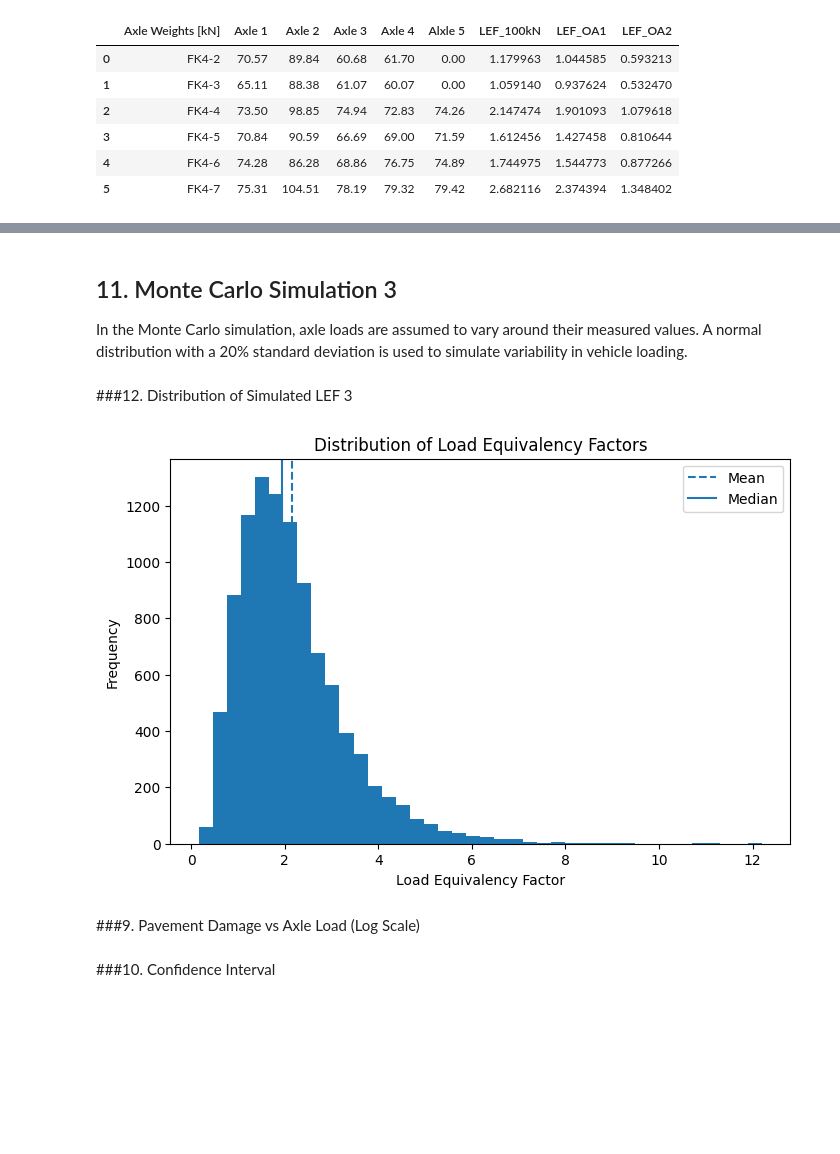
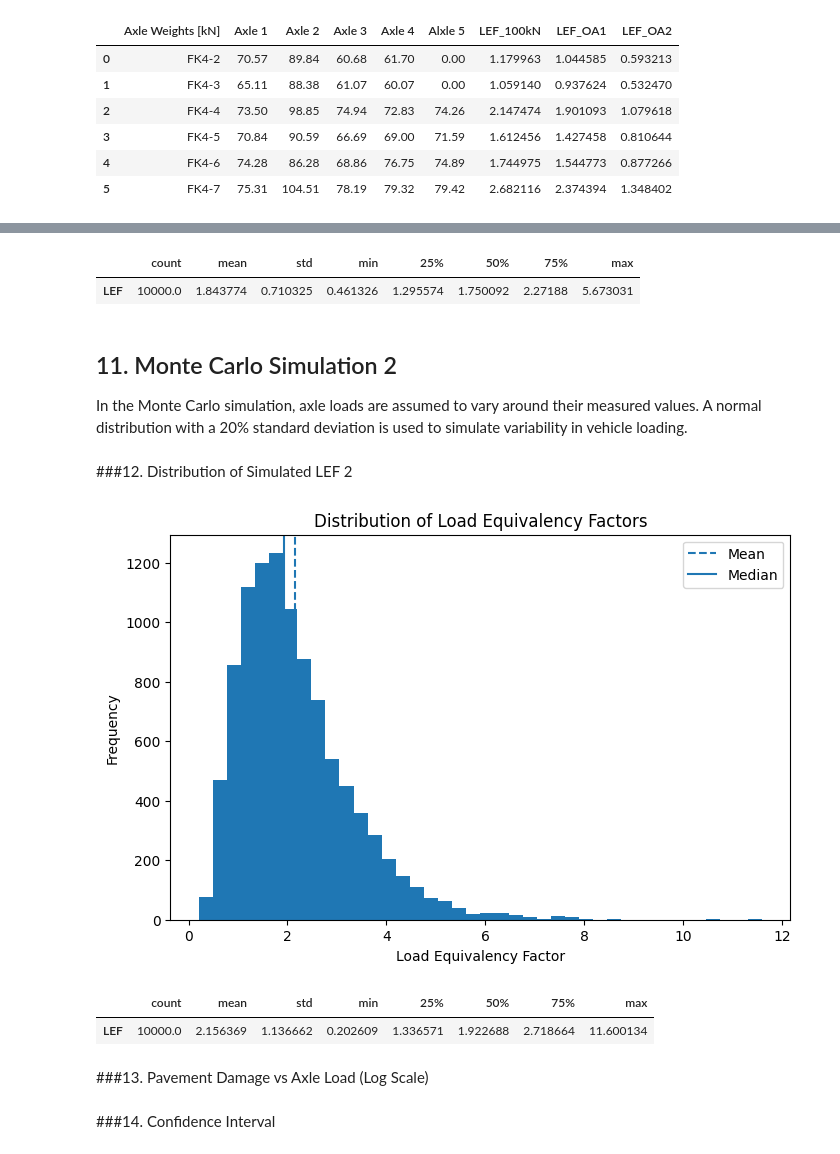
Before and after one commit to borisyotsov/traffic-load-equivalency-model, a Jupyter notebook: notebooks/Final_Project.ipynb, the cells around one changed output, grey strips where cells are left out. Saved outputs shown, nothing was run; the diff lists cells and outputs as text; code cells hidden in the pictures; blank space fills up the shorter version.

Commit message:
describe().T

```diff
--- a/notebooks/Final_Project.ipynb
+++ b/notebooks/Final_Project.ipynb
@@ -369,11 +369,18 @@ plt.show()
+# %%
+simulated_lef_df = pd.DataFrame(simulated_lef, columns=["LEF"])
+
+simulated_lef_df.describe().T
+# %% [output]
+|  | count | mean | std | min | 25% | 50% | 75% | max |
+| LEF | 10000.0 | 1.843774 | 0.710325 | 0.461326 | 1.295574 | 1.750092 | 2.27188 | 5.673031 |
 # %% [markdown]
-## 11. Monte Carlo Simulation 3
+## 11. Monte Carlo Simulation 2
 
 In the Monte Carlo simulation, axle loads are assumed to vary around their measured values. A normal distribution with a 20% standard deviation is used to simulate variability in vehicle loading.
 # %%
 n_simulations = 10000
 
-simulated_lef = []
+simulated_lef2 = []
 
 for i in range(n_simulations):
 
@@ -391,39 +398,46 @@ for i in range(n_simulations):
 
             lef += (simulated_load / 100) ** 4
 
-    simulated_lef.append(lef)
+    simulated_lef2.append(lef)
 
-simulated_lef = np.array(simulated_lef)
+simulated_lef2 = np.array(simulated_lef2)
 
-mean_lef = np.mean(simulated_lef)
+mean_lef2 = np.mean(simulated_lef2)
 
-median_lef = np.median(simulated_lef)
+median_lef2 = np.median(simulated_lef2)
 
-std_lef = np.std(simulated_lef)
+std_lef2 = np.std(simulated_lef2)
 # %% [markdown]
-###12. Distribution of Simulated LEF 3
+###12. Distribution of Simulated LEF 2
 # %%
 plt.figure(figsize=(8,5))
 
-plt.hist(simulated_lef, bins=40)
+plt.hist(simulated_lef2, bins=40)
 
-plt.axvline(mean_lef, linestyle='dashed', label="Mean")
+plt.axvline(mean_lef2, linestyle='dashed', label="Mean")
 
-plt.axvline(median_lef, linestyle='solid', label="Median")
+plt.axvline(median_lef2, linestyle='solid', label="Median")
 
 plt.xlabel("Load Equivalency Factor")
 
 plt.ylabel("Frequency")
 
 plt.title("Distribution of Load Equivalency Factors")
 
 plt.legend()
 
 plt.show()
 # %% [output]
-[figure, old version]
+[figure, new version]
+# %%
+simulated_lef_df2 = pd.DataFrame(simulated_lef2, columns=["LEF"])
+
+simulated_lef_df2.describe().T
+# %% [output]
+|  | count | mean | std | min | 25% | 50% | 75% | max |
+| LEF | 10000.0 | 2.156369 | 1.136662 | 0.202609 | 1.336571 | 1.922688 | 2.718664 | 11.600134 |
 # %% [markdown]
-###9. Pavement Damage vs Axle Load (Log Scale)
+###13. Pavement Damage vs Axle Load (Log Scale)
 # %% [markdown]
-###10. Confidence Interval
+###14. Confidence Interval
 # %% [markdown]
```
Also changed, not shown: parts of 8 cells of this notebook.
